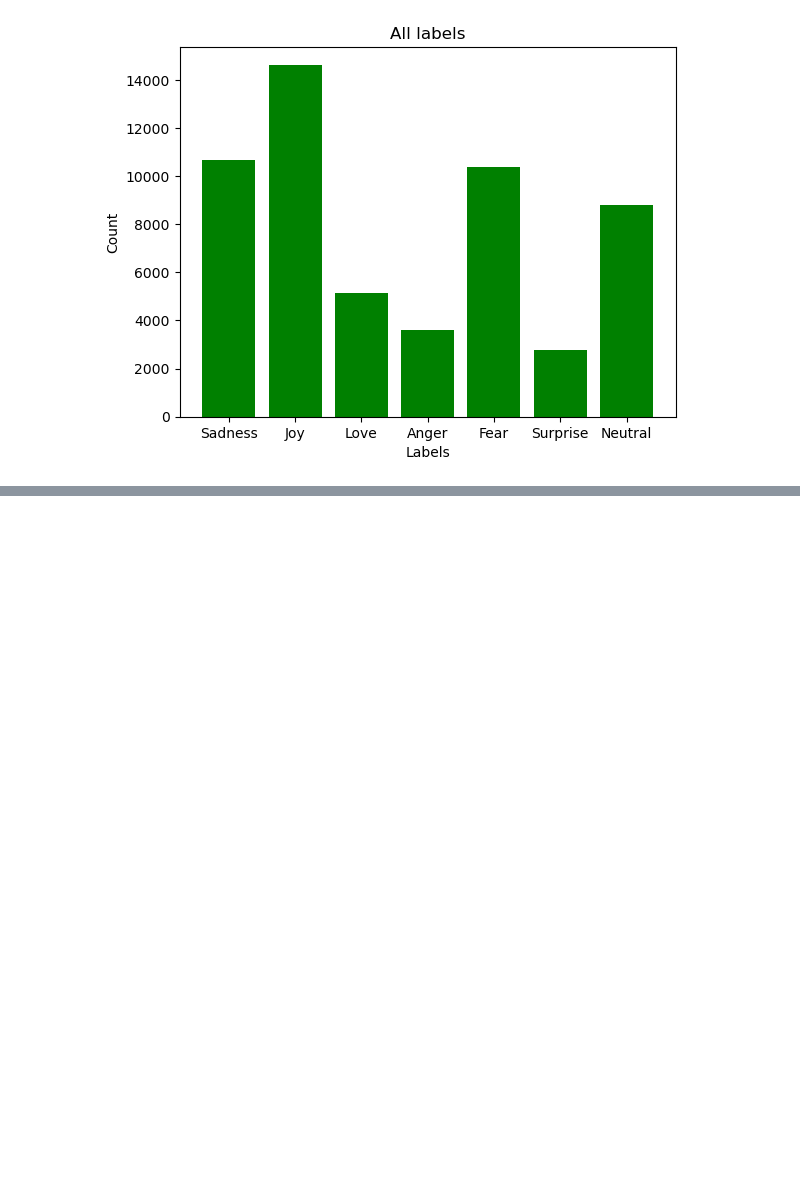
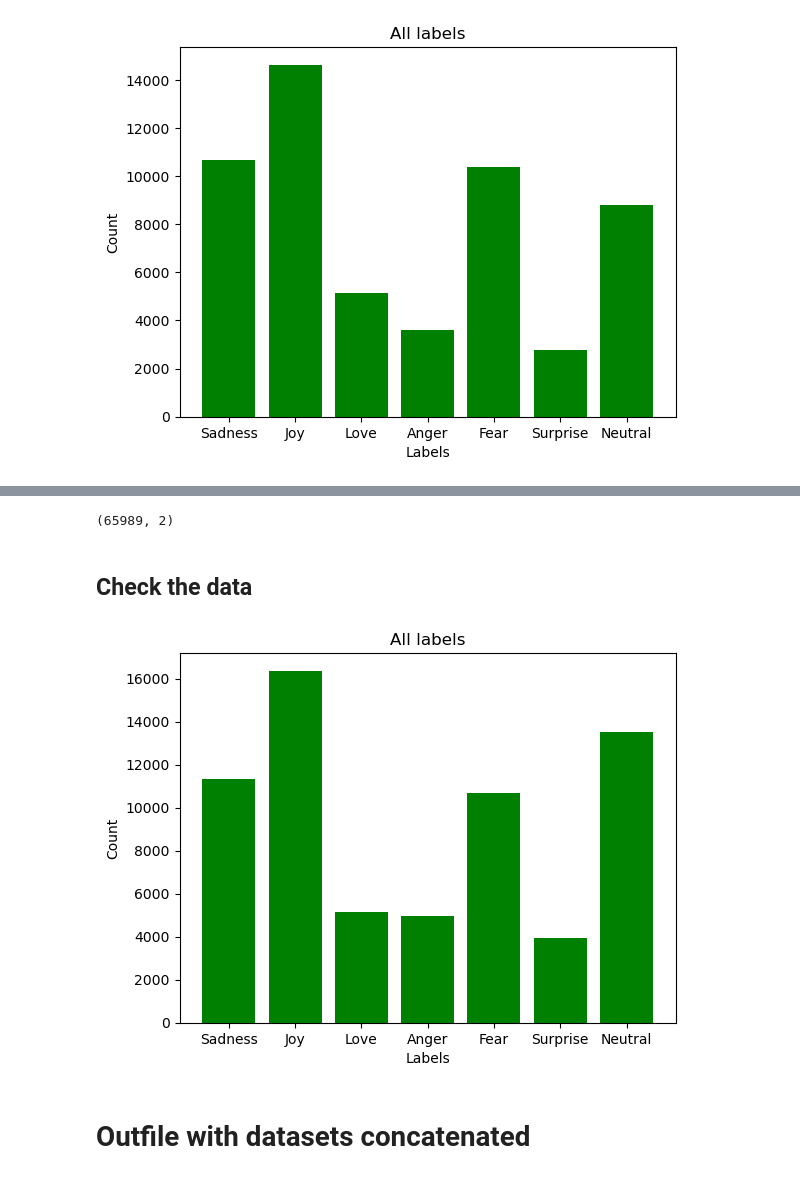
Before and after one commit to jcguerra10/SentimentRecognition, a Jupyter notebook: jupyter/data_join.ipynb, the cells around one changed output, grey strips where cells are left out. Saved outputs shown, nothing was run; the diff lists cells and outputs as text; code cells hidden in the pictures; blank space fills up the shorter version.

Commit message:
Dataset MELD added

```diff
--- a/jupyter/data_join.ipynb
+++ b/jupyter/data_join.ipynb
@@ -130,0 +149,10 @@ plt.show()
+# %%
+df_clean_3 = df_3
+df_clean_3.drop(['Sr No.', 'Speaker','Sentiment','Dialogue_ID','Utterance_ID','Season','Episode','StartTime','EndTime'], axis=1, inplace=True)
+
+df_clean_3.rename(columns={'Utterance': 'text'}, inplace=True)
+df_clean_3.rename(columns={'Emotion': 'label'}, inplace=True)
+# Check the data
+print(df_clean_3.head())
+print(df_clean_3.shape)
+#sadness = 0, joy = 1, love = 2, anger = 3, fear = 4, surprise = 5, neutral = 6
@@ -130,0 +167,10 @@ plt.show()
+# %%
+df_clean_3['label'] = df_clean_3['label'].replace(['sadness', 'empty'], 0)
+df_clean_3['label'] = df_clean_3['label'].replace(['joy', 'happiness', 'fun', 'enthusiasm', 'relief'], 1)
+df_clean_3['label'] = df_clean_3['label'].replace(['love'], 2)
+df_clean_3['label'] = df_clean_3['label'].replace(['anger', 'hate','disgust'], 3)
+df_clean_3['label'] = df_clean_3['label'].replace(['fear', 'worry'], 4)
+df_clean_3['label'] = df_clean_3['label'].replace(['surprise'], 5)
+df_clean_3['label'] = df_clean_3['label'].replace(['neutral', 'boredom'], 6)
+# Check the data
+print(df_clean_1.head())
@@ -130,0 +184,5 @@ plt.show()
+# %%
+#drop na
+df_clean_1.dropna(inplace=True)
+print(df_clean_1.shape)
+print(df_clean_1.head())
@@ -131,2 +197,27 @@ plt.show()
+# %%
+# join datasets
+df_clean = pd.concat([df_clean_1, df_clean_2, df_clean_3], ignore_index=True)
+print(df_clean.shape)
+# %% [output]
+(65989, 2)
+# %% [markdown]
+## Check the data
+# %%
+label_list_clean = df_clean['label'].tolist()
+
+#sadness = 0, joy = 1, love = 2, anger = 3, fear = 4, surprise = 5, neutral = 6
+fig, ax = plt.subplots()
+sentiments = ['Sadness', 'Joy', 'Love', 'Anger', 'Fear', 'Surprise', 'Neutral']
+counts = [label_list_clean.count(0), label_list_clean.count(1), label_list_clean.count(2), label_list_clean.count(3), label_list_clean.count(4), label_list_clean.count(5), label_list_clean.count(6)]
+
+ax.bar(sentiments, counts, color='green')
+ax.set_title('All labels')
+ax.set_xlabel('Labels')
+ax.set_ylabel('Count')
+plt.show()
+# %% [output]
+[figure, added]
+# %% [markdown]
+# Outfile with datasets concatenated
 # %%
 from pathlib import Path
```
Also changed, not shown: parts of 11 cells of this notebook, 2 other files.
